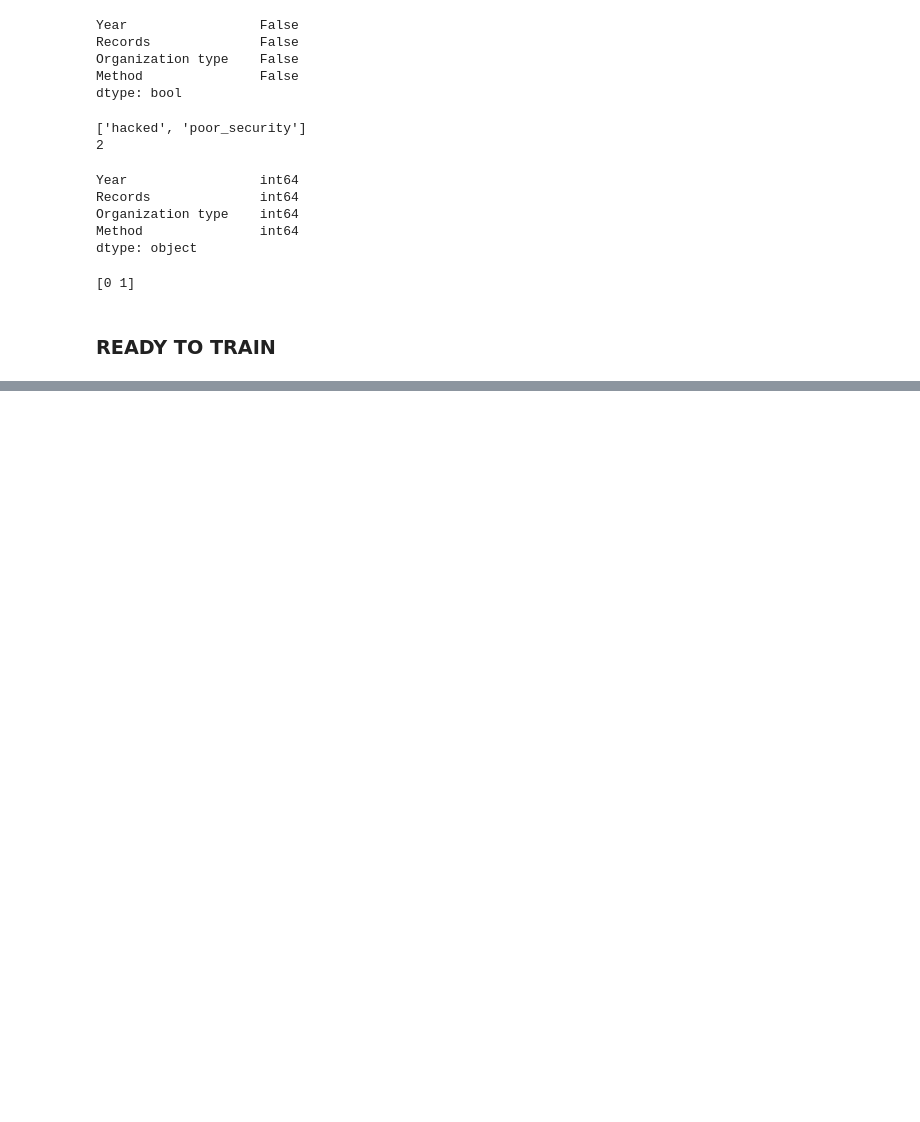
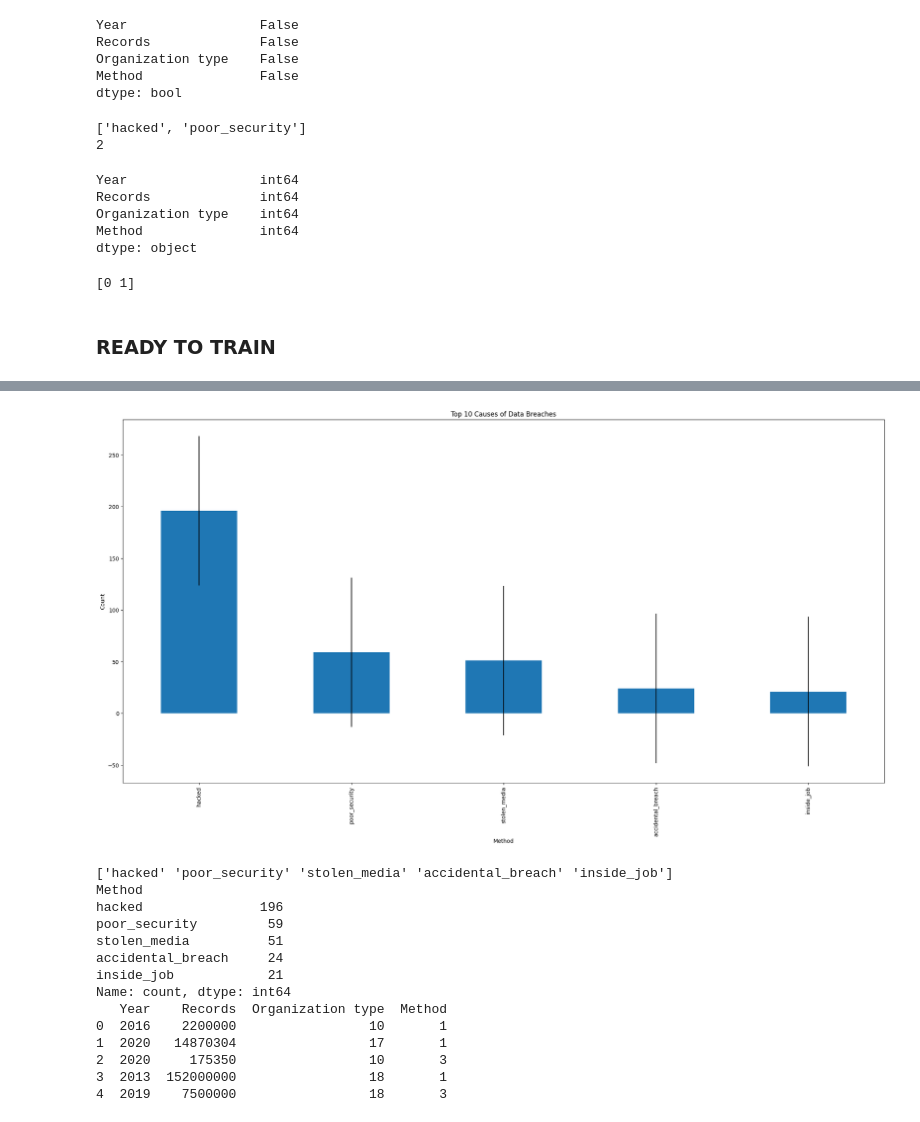
Before and after one commit to lxwooxy/detectingdatabreach, a Jupyter notebook: neuralnetwork.ipynb, the cells around one changed output, grey strips where cells are left out. Saved outputs shown, nothing was run; the diff lists cells and outputs as text; code cells hidden in the pictures; blank space fills up the shorter version.

Commit message:
added methods

```diff
--- a/neuralnetwork.ipynb
+++ b/neuralnetwork.ipynb
@@ -742,6 +747,10 @@ inside_job            0.858005
 poor_security        33.607503
 stolen_media          1.996592
 Name: Records, dtype: float64
+# %%
+df_class = df_vis.copy()
+# rename unknown columns to poor_security
+df_class['Method'] = df_class['Method'].replace({'unknown': 'poor_security'})
 # %%
 df_vis['Method'] = df_vis['Method'].replace({'accidental_breach': 'poor_security', 'inside_job': 'hacked', 'stolen_media': 'poor_security'})
 # %%
@@ -1207,0 +1253,42 @@ Fold 15 - Validation MSE: 0.5277 - Accuracy: 82.61%
+# %%
+df_class.drop("Entity", axis=1, inplace=True)
+df_class["Records"] = df_class["Records"].astype(int)
+# Group the data by the method and count the occurrences, then select the top 10 causes
+top_10_causes = df_class['Method'].value_counts().nlargest(10)
+
+# Create a bar plot for the top 10 causes of data breaches
+top_10_causes.plot(kind='bar', figsize=(25, 12))
+plt.title("Top 10 Causes of Data Breaches")
+plt.xlabel("Cause")
+plt.ylabel("Count")
+plt.xticks(rotation=90)
+top_10_causes.plot(kind='bar', figsize=(25, 12), yerr=df_class['Method'].value_counts().std())
+plt.show()
+
+print(df_class['Method'].unique())
+print(df_class['Method'].value_counts())
+
+le = LabelEncoder()  #perform label encoding on the organization_type, the copy of df_vis
+
+# implement label encoding on the Organization type column
+le.fit(df_class['Organization type'])   # fit the data we want to train the encoder on
+df_class['Organization type'] = le.transform(df_class['Organization type'])
+le.fit(df_class['Method'])  # train the label encoder on the column data we want to train
+df_class['Method'] = le.transform(df_class['Method'])
+print(df_class.head())
+# %% [output]
+[figure, added]
+['hacked' 'poor_security' 'stolen_media' 'accidental_breach' 'inside_job']
+Method
+hacked               196
+poor_security         59
+stolen_media          51
+accidental_breach     24
+inside_job            21
+Name: count, dtype: int64
+   Year    Records  Organization type  Method
+0  2016    2200000                 10       1
+1  2020   14870304                 17       1
+2  2020     175350                 10       3
+3  2013  152000000                 18       1
+4  2019    7500000                 18       3
```
Also changed, not shown: parts of 6 cells of this notebook.
